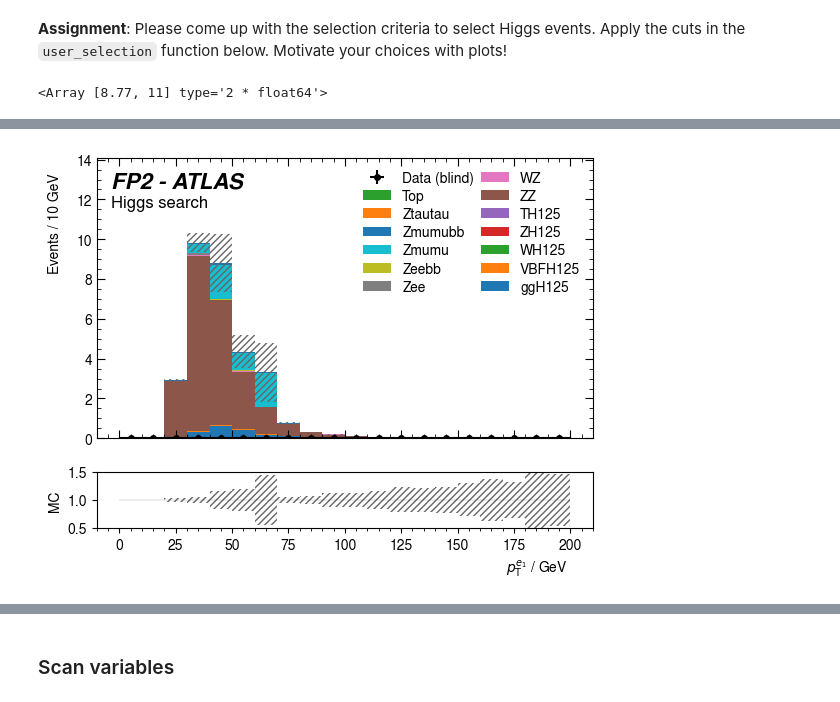
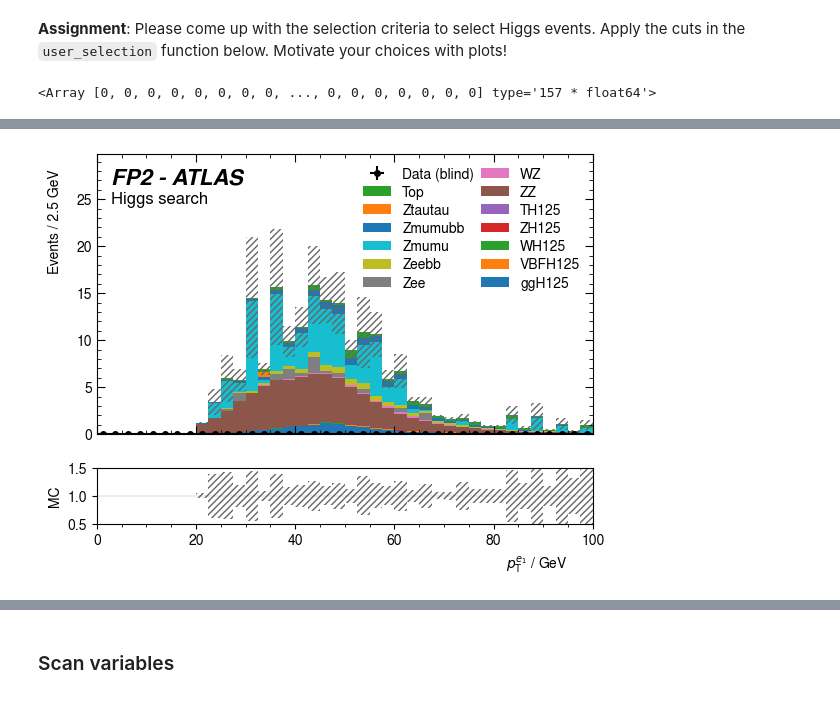
Before and after one commit to ScythiansCloud/ATLAS, a Jupyter notebook: atlas-group-7-main/atlas-group-7-main/HiggsSearch/HiggsSearch.ipynb, the cells around one changed output, grey strips where cells are left out. Saved outputs shown, nothing was run; the diff lists cells and outputs as text; code cells hidden in the pictures.

```diff
--- a/atlas-group-7-main/atlas-group-7-main/HiggsSearch/HiggsSearch.ipynb
+++ b/atlas-group-7-main/atlas-group-7-main/HiggsSearch/HiggsSearch.ipynb
@@ -450,8 +450,10 @@ Line2D(_child1)
 # akw.lep_pt[:,3]
 # abs(akw.lep_d0)/akw.lep_d0sig
 # akw.mllll
+akw.lep_charge[:,0] + akw.lep_charge[:,1]
+# sum([akw.lep_charge[:,i] for i in range(4)])
 # %% [output]
-<Array [8.77, 11] type='2 * float64'>
+<Array [0, 0, 0, 0, 0, 0, 0, 0, ..., 0, 0, 0, 0, 0, 0, 0] type='157 * float64'>
 # %%
 def user_selection(akw,meta_data):
     """
@@ -495,11 +517,11 @@ def user_selection(akw,meta_data):
 # Define histogram stacks you want
 # stacks and not just normal histograms as we want to have one histogram for each production process
 
-h_pt_lep = analysis.TH1F_stack(20, 0, 200)
-h_pt_lep1 = analysis.TH1F_stack(20, 0, 200)
-h_pt_lep2 = analysis.TH1F_stack(20, 0, 200)
-h_pt_lep3 = analysis.TH1F_stack(20, 0, 200)
-h_pt_lep4 = analysis.TH1F_stack(20, 0, 200)
+h_pt_lep = analysis.TH1F_stack(40, 0, 200)
+h_pt_lep1 = analysis.TH1F_stack(40, 0, 100)
+h_pt_lep2 = analysis.TH1F_stack(40, 0, 100)
+h_pt_lep3 = analysis.TH1F_stack(40, 0, 100)
+h_pt_lep4 = analysis.TH1F_stack(40, 0, 100)
 
 h_eta_lep = analysis.TH1F_stack(30, -3, 3)
 h_eta_lep1 = analysis.TH1F_stack(30, -3, 3)
@@ -530,7 +552,7 @@ h_mllll = analysis.TH1F_stack(60 ,0.,300)
 
 # Fill the histograms:
 
-for akw, meta_data, sample in analysis.akward_iterate(fraction=0.3):
+for akw, meta_data, sample in analysis.akward_iterate(fraction=1):
 
 
 
@@ -547,7 +569,7 @@ for akw, meta_data, sample in analysis.akward_iterate(fraction=0.3):
     akw=user_selection(akw,meta_data)
 
     # Calculate correct event weight
-    weights = ak.where(akw.isData==False,analysis.luminosity*akw.xsec*akw.mc_EvtWeight/akw.nevts,1)
+    weights = ak.where(akw.isData==False,analysis.luminosity*akw.xsec*akw.mc_EvtWeight/akw.nevts,0.3)
 
     test=ak.broadcast_arrays(akw.lep_pt,weights)
     fpu.fill_histo(ak.flatten(test[0]), h_pt_lep[sample], weights=ak.flatten(test[1]))
@@ -589,10 +611,8 @@ for akw, meta_data, sample in analysis.akward_iterate(fraction=0.3):
 # %% [output]
 [interactive output not drawn]
 # %%
-default_ratio_plot(h_pt_lep1,"$p_\mathrm{T}^{e_1}$ / GeV")
-
-
-
-plt.savefig("plots/lep_pt_ratioPlot_prefit.pdf")
+(ax1,ax2) = default_ratio_plot(h_pt_lep1,"$p_\mathrm{T}^{e_1}$ / GeV")
+ax1.set_xlim(0,100)
+plt.savefig("plots/lep_pt_ratioPlot_prefit_stricter_new.pdf")
 # %% [output]
-[figure, old version]
+[figure, new version]
```
Also changed, not shown: parts of 24 cells of this notebook.
